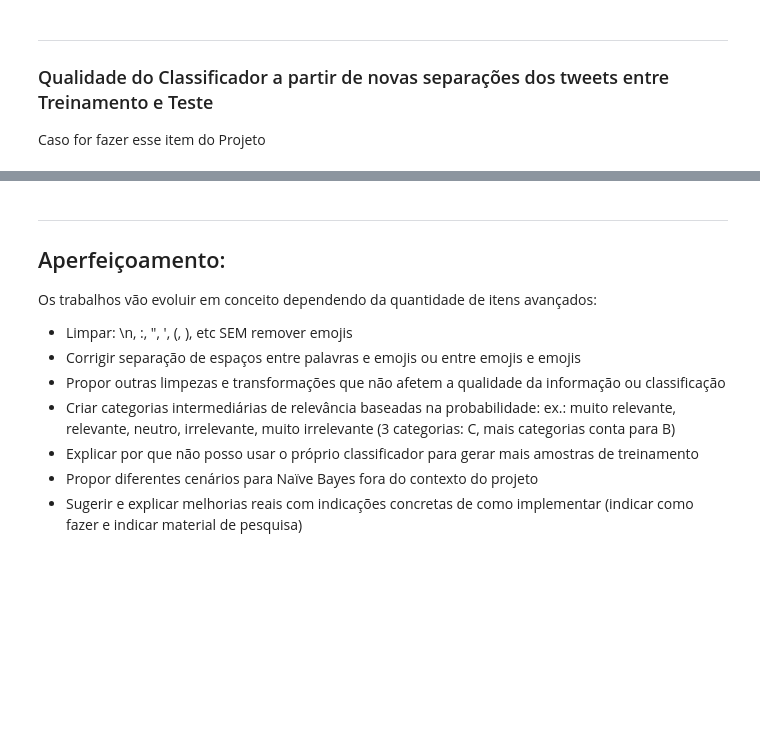
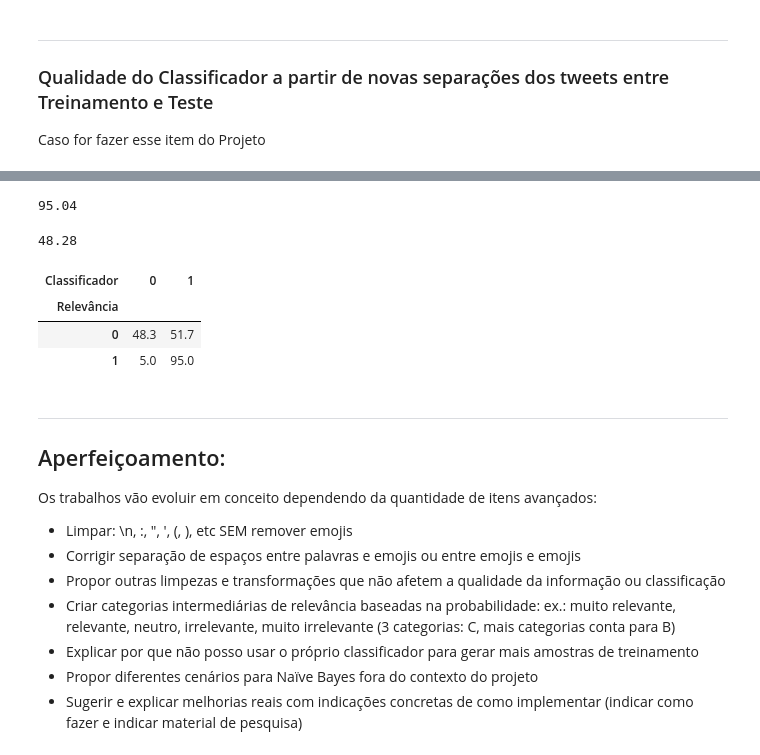
Before and after one commit to lorrancmlopes/TweetsClassifier, a Jupyter notebook: Projeto1_Layout_Classificador.ipynb, the cells around one changed output, grey strips where cells are left out. Cells and saved outputs as stored; diff of their text form; code cells hidden in the pictures; blank space fills up the shorter version.

```diff
--- a/Projeto1_Layout_Classificador.ipynb
+++ b/Projeto1_Layout_Classificador.ipynb
@@ -551,3 +605,27 @@ dfall
+# %%
+#Porcentagem de verdadeiros positivos (mensagens relevantes e que são classificadas como relevantes)
+
+condicao1n = test2.Relevância == 1
+condicao2n = test2.Classificador == 1
+condicao3n = test2.Relevância == 0
+condicao4n = test2.Classificador == 0
+porcentagem_vp = (test2.Todos.loc[condicao1n & condicao2n].count()/(test2.Relevância == 1).sum())*100
+porcentagem_vp.round(2)
+# %% [output]
+95.04
+# %%
+#Porcentagem de verdadeiros negativos (mensagens irrelevantes e que são classificadas como irrelevantes)
+porcentagem_vn = (test2.Todos.loc[condicao3n & condicao4n].count()/(test2.Relevância == 0).sum())*100
+porcentagem_vn.round(2)
+# %% [output]
+48.28
+# %%
+pd.crosstab(test2.Relevância, test2.Classificador, normalize = "index").round(3)*100
+# %% [output]
+| Classificador | 0 | 1 |
+| Relevância |  |  |
+| 0 | 48.3 | 51.7 |
+| 1 | 5.0 | 95.0 |
 # %% [markdown]
 ___
 ## Aperfeiçoamento:
```
Also changed, not shown: parts of 14 cells of this notebook.
